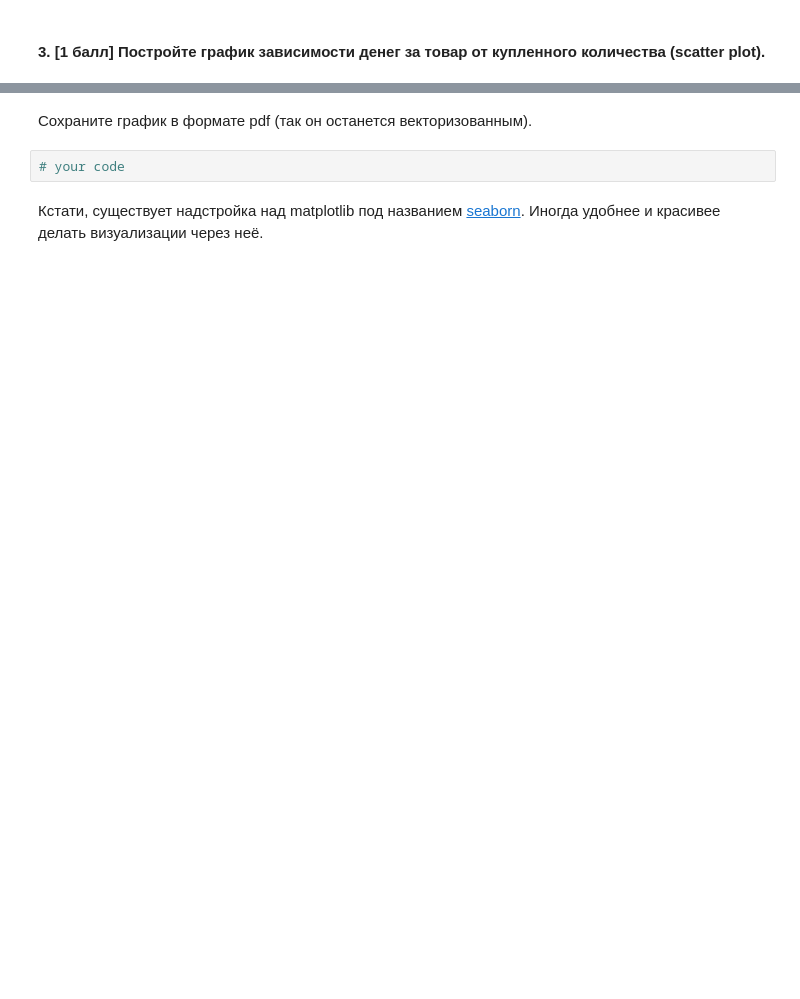
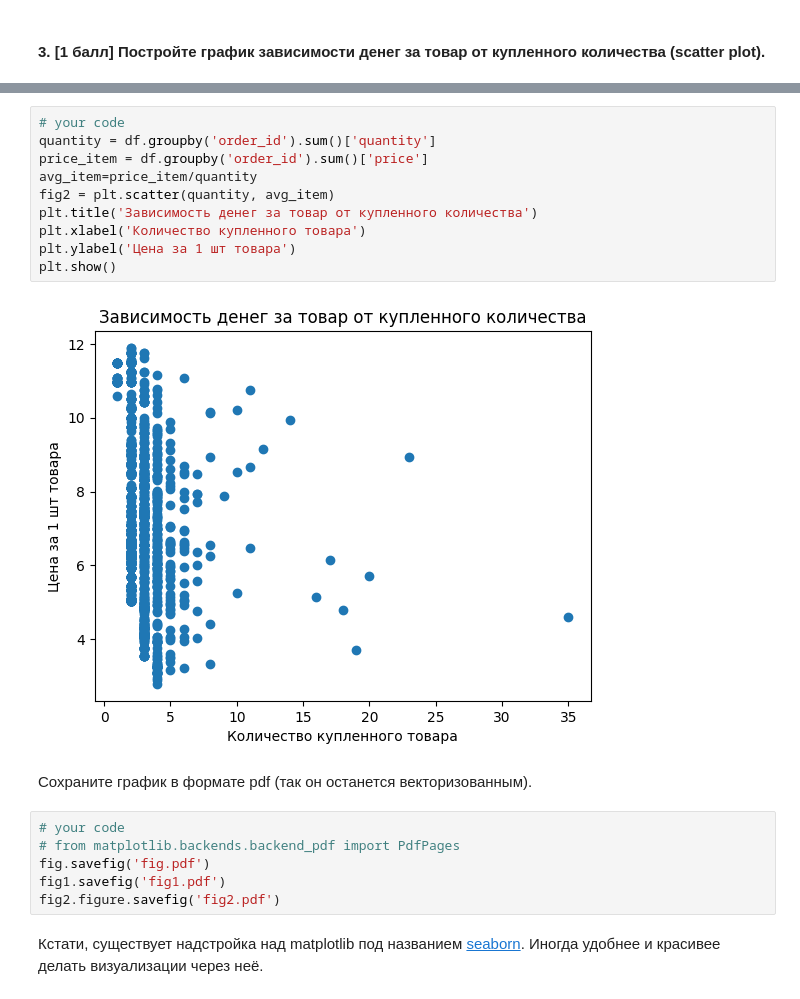
Before and after one commit to Vexrina/datamining_labs, a Jupyter notebook: lab1/hw1_part2.ipynb, the cells around one changed output, grey strips where cells are left out. Cells and saved outputs as stored; diff of their text form; blank space fills up the shorter version.

```diff
--- a/lab1/hw1_part2.ipynb
+++ b/lab1/hw1_part2.ipynb
@@ -191,6 +375,22 @@ df['date'] = df.order_id.map(dates['date'])
+# %%
+# your code
+quantity = df.groupby('order_id').sum()['quantity']
+price_item = df.groupby('order_id').sum()['price']
+avg_item=price_item/quantity
+fig2 = plt.scatter(quantity, avg_item)
+plt.title('Зависимость денег за товар от купленного количества')
+plt.xlabel('Количество купленного товара')
+plt.ylabel('Цена за 1 шт товара')
+plt.show()
+# %% [output]
+[figure, added]
 # %% [markdown]
 Сохраните график в формате pdf (так он останется векторизованным).
-# %%
-# your code
+# %%
+# your code
+# from matplotlib.backends.backend_pdf import PdfPages
+fig.savefig('fig.pdf')
+fig1.savefig('fig1.pdf')
+fig2.figure.savefig('fig2.pdf')
 # %% [markdown]
 Кстати, существует надстройка над matplotlib под названием [seaborn](https://jakevdp.github.io/PythonDataScienceHandbook/04.14-visualization-with-seaborn.html). Иногда удобнее и красивее делать визуализации через неё.
```
Also changed, not shown: parts of 34 cells of this notebook.
